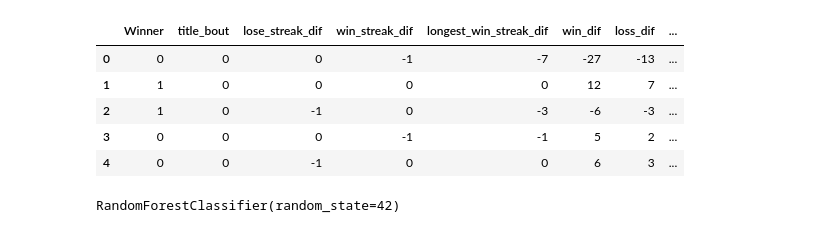
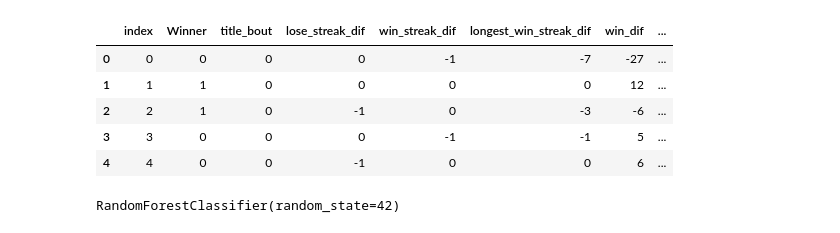
Before and after one commit to agregorash/UFC_Match_Outcome_Predictor, a Jupyter notebook: ML/ufc_RF_vs_NN.ipynb, the cells around one changed output. Saved outputs shown, nothing was run; the diff lists cells and outputs as text; code cells hidden in the pictures.

Commit message:
cleaning branch and adding updates to ML code as well as new csv file for cleaned upcoming fight data

```diff
--- a/ML/ufc_RF_vs_NN.ipynb
+++ b/ML/ufc_RF_vs_NN.ipynb
@@ -43,12 +43,12 @@ if not sys.warnoptions:
     os.environ["PYTHONWARNINGS"] = "ignore"
 # %%
 # Read in the dataset
-df = pd.read_csv("Resources/data_preprocessed.csv")
+df = pd.read_csv("../Resources/data_preprocessed.csv")
 df.head()
 # %% [output]
-|  | Winner | title_bout | lose_streak_dif | win_streak_dif | longest_win_streak_dif | win_dif | loss_dif | ... |
-| 0 | 0 | 0 | 0 | -1 | -7 | -27 | -13 | ... |
-| 1 | 1 | 0 | 0 | 0 | 0 | 12 | 7 | ... |
-| 2 | 1 | 0 | -1 | 0 | -3 | -6 | -3 | ... |
-| 3 | 0 | 0 | 0 | -1 | -1 | 5 | 2 | ... |
-| 4 | 0 | 0 | -1 | 0 | 0 | 6 | 3 | ... |
+|  | index | Winner | title_bout | lose_streak_dif | win_streak_dif | longest_win_streak_dif | win_dif | ... |
+| 0 | 0 | 0 | 0 | 0 | -1 | -7 | -27 | ... |
+| 1 | 1 | 1 | 0 | 0 | 0 | 0 | 12 | ... |
+| 2 | 2 | 1 | 0 | -1 | 0 | -3 | -6 | ... |
+| 3 | 3 | 0 | 0 | 0 | -1 | -1 | 5 | ... |
+| 4 | 4 | 0 | 0 | -1 | 0 | 0 | 6 | ... |
```
Also changed, not shown: parts of 6 cells of this notebook, 10 other files.
